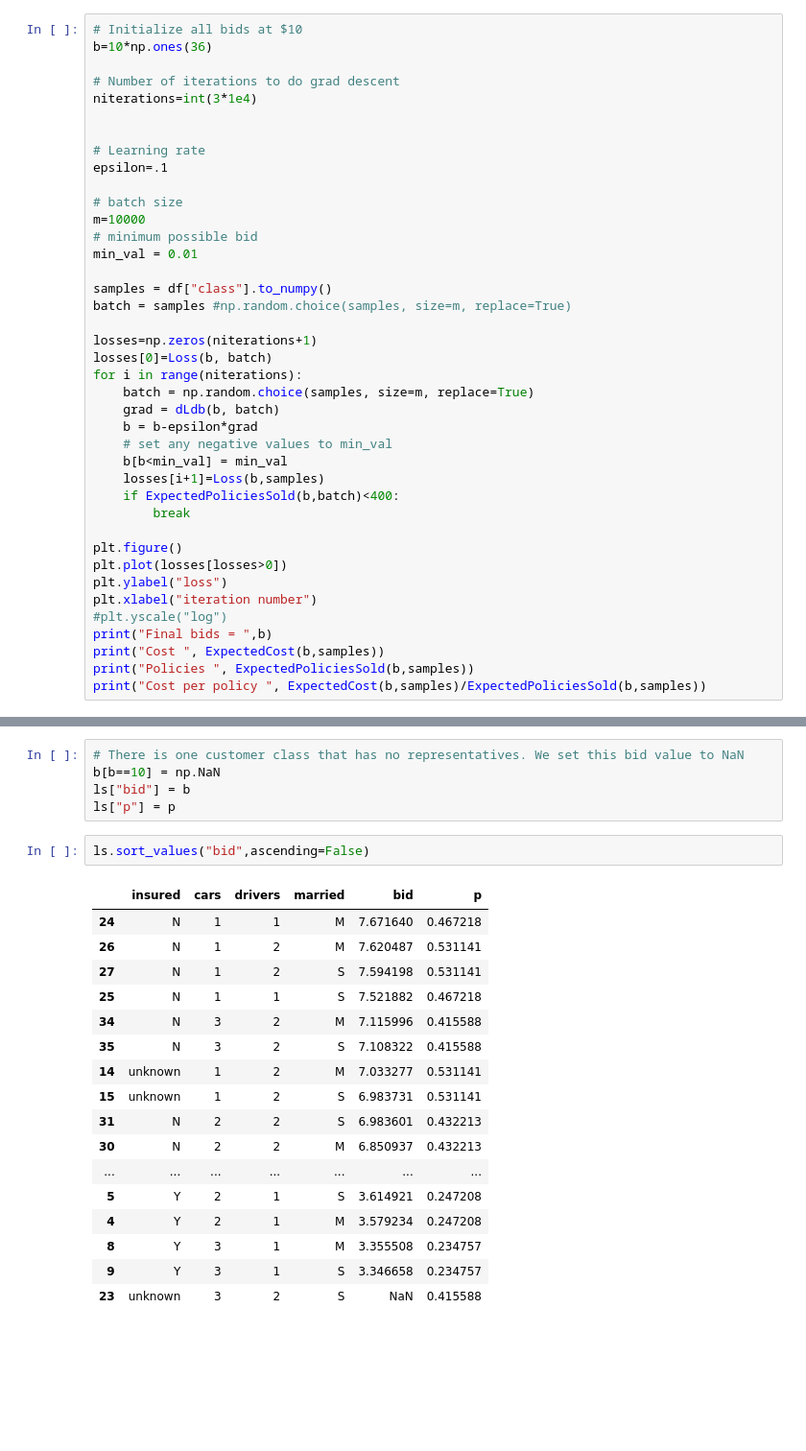
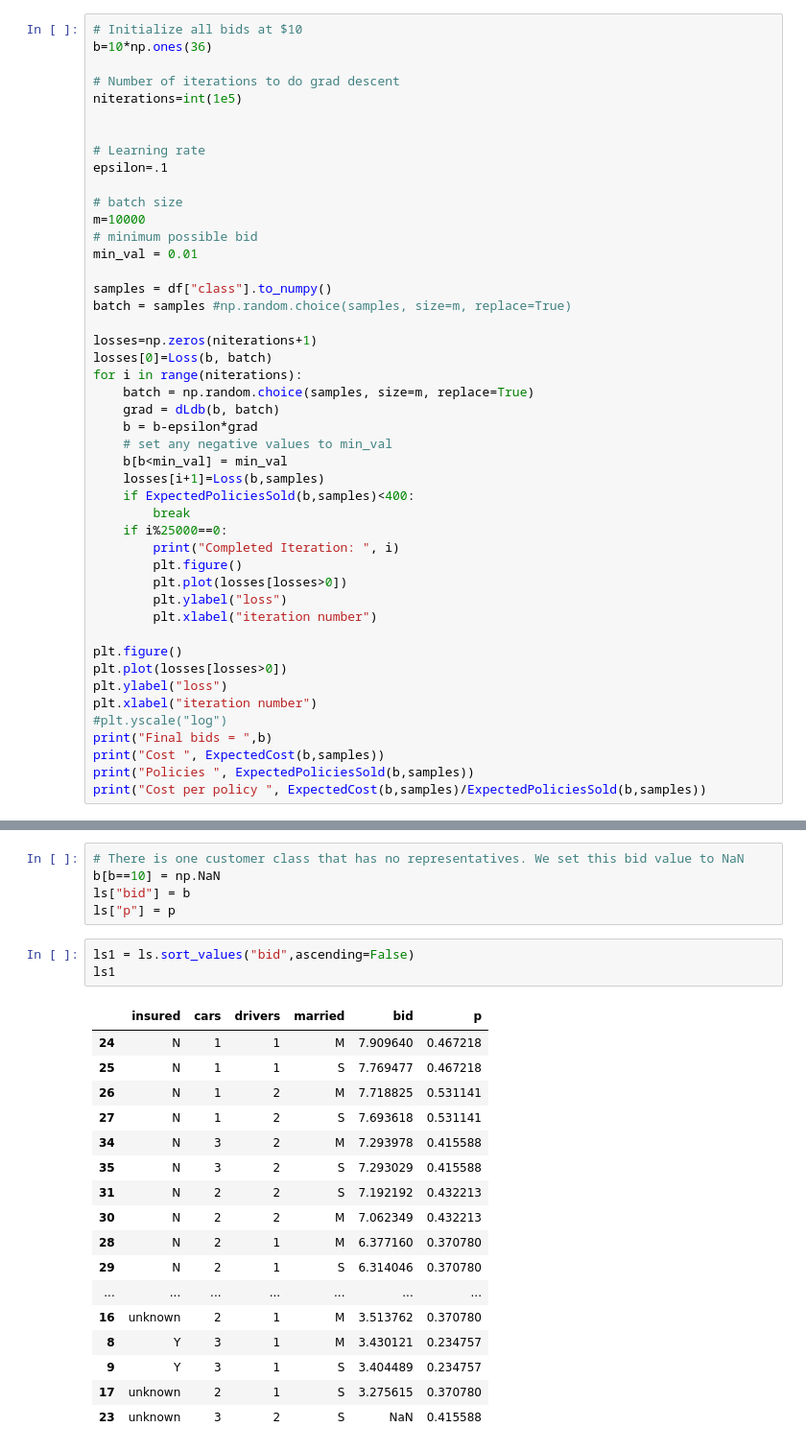
Before and after one commit to gedwards09/Root-it, a Jupyter notebook: Gradient_Descent.ipynb, the cells around one changed output, grey strips where cells are left out. Shown at 96% size. Saved outputs shown, nothing was run; the diff lists cells and outputs as text; blank space fills up the shorter version.

```diff
--- a/Gradient_Descent.ipynb
+++ b/Gradient_Descent.ipynb
@@ -189,7 +189,7 @@ def dLdb(bids,batch):
 b=10*np.ones(36)
 
 # Number of iterations to do grad descent
-niterations=int(3*1e4)
+niterations=int(1e5)
 
 
 # Learning rate
@@ -212,8 +212,14 @@ for i in range(niterations):
     # set any negative values to min_val
     b[b<min_val] = min_val
     losses[i+1]=Loss(b,samples)
-    if ExpectedPoliciesSold(b,batch)<400:
+    if ExpectedPoliciesSold(b,samples)<400:
         break
+    if i%25000==0:
+        print("Completed Iteration: ", i)
+        plt.figure()
+        plt.plot(losses[losses>0])
+        plt.ylabel("loss")
+        plt.xlabel("iteration number")
 
 plt.figure()
 plt.plot(losses[losses>0])
@@ -269,23 +283,24 @@ b[b==10] = np.NaN
 ls["bid"] = b
 ls["p"] = p
 # %%
-ls.sort_values("bid",ascending=False)
+ls1 = ls.sort_values("bid",ascending=False)
+ls1
 # %% [output]
 |  | insured | cars | drivers | married | bid | p |
-| 24 | N | 1 | 1 | M | 7.671640 | 0.467218 |
-| 26 | N | 1 | 2 | M | 7.620487 | 0.531141 |
-| 27 | N | 1 | 2 | S | 7.594198 | 0.531141 |
-| 25 | N | 1 | 1 | S | 7.521882 | 0.467218 |
-| 34 | N | 3 | 2 | M | 7.115996 | 0.415588 |
-| 35 | N | 3 | 2 | S | 7.108322 | 0.415588 |
-| 14 | unknown | 1 | 2 | M | 7.033277 | 0.531141 |
-| 15 | unknown | 1 | 2 | S | 6.983731 | 0.531141 |
-| 31 | N | 2 | 2 | S | 6.983601 | 0.432213 |
-| 30 | N | 2 | 2 | M | 6.850937 | 0.432213 |
+| 24 | N | 1 | 1 | M | 7.909640 | 0.467218 |
+| 25 | N | 1 | 1 | S | 7.769477 | 0.467218 |
+| 26 | N | 1 | 2 | M | 7.718825 | 0.531141 |
+| 27 | N | 1 | 2 | S | 7.693618 | 0.531141 |
+| 34 | N | 3 | 2 | M | 7.293978 | 0.415588 |
+| 35 | N | 3 | 2 | S | 7.293029 | 0.415588 |
+| 31 | N | 2 | 2 | S | 7.192192 | 0.432213 |
+| 30 | N | 2 | 2 | M | 7.062349 | 0.432213 |
+| 28 | N | 2 | 1 | M | 6.377160 | 0.370780 |
+| 29 | N | 2 | 1 | S | 6.314046 | 0.370780 |
 | ... | ... | ... | ... | ... | ... | ... |
-| 5 | Y | 2 | 1 | S | 3.614921 | 0.247208 |
-| 4 | Y | 2 | 1 | M | 3.579234 | 0.247208 |
-| 8 | Y | 3 | 1 | M | 3.355508 | 0.234757 |
-| 9 | Y | 3 | 1 | S | 3.346658 | 0.234757 |
+| 16 | unknown | 2 | 1 | M | 3.513762 | 0.370780 |
+| 8 | Y | 3 | 1 | M | 3.430121 | 0.234757 |
+| 9 | Y | 3 | 1 | S | 3.404489 | 0.234757 |
+| 17 | unknown | 2 | 1 | S | 3.275615 | 0.370780 |
 | 23 | unknown | 3 | 2 | S | NaN | 0.415588 |
 # %%
```
Also changed, not shown: parts of 6 cells of this notebook, 1 other file.
